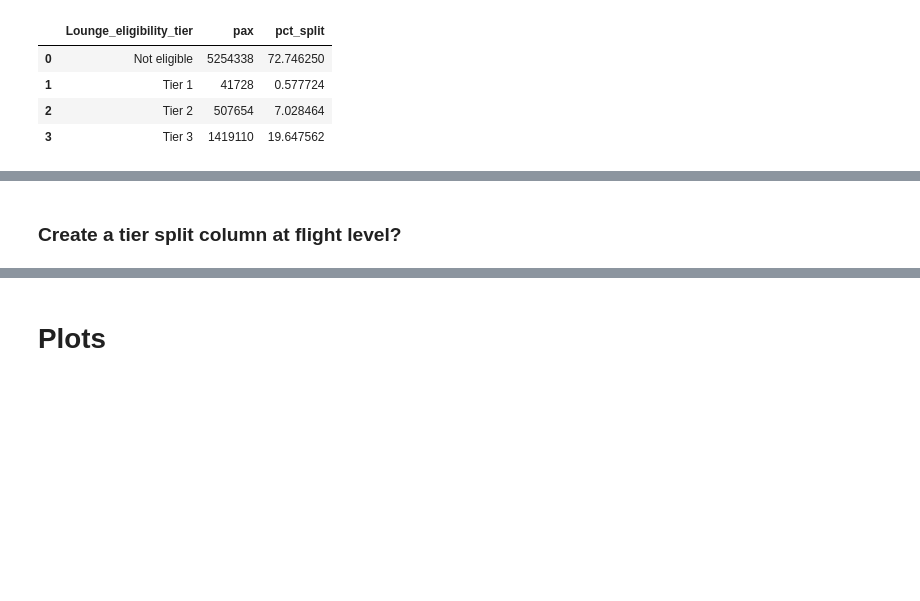
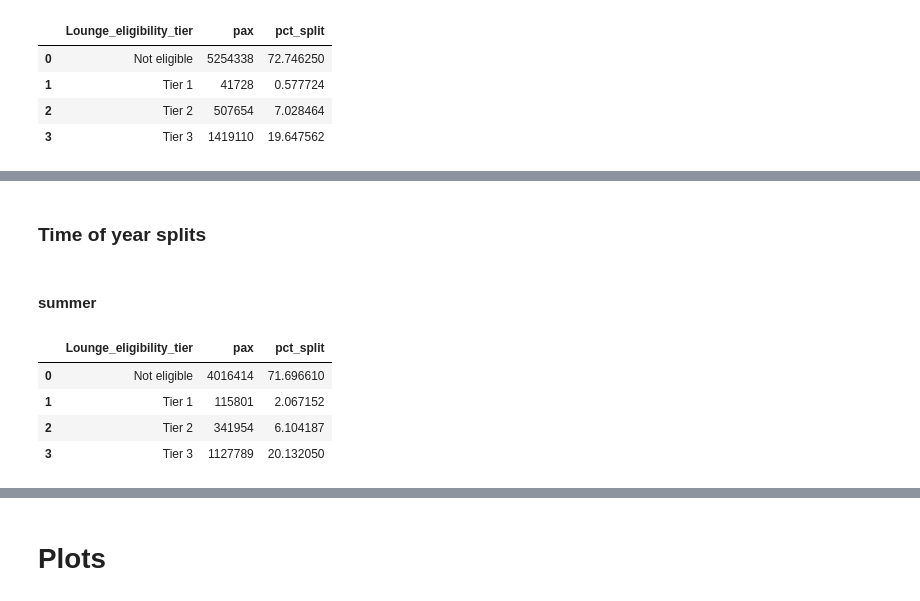
Before and after one commit to archied98/HackathonRepo, a Jupyter notebook: plots.ipynb, the cells around one changed output, grey strips where cells are left out. Drawn from its saved outputs; the diff is of its cells as text; code cells hidden in the pictures; blank space fills up the shorter version.

```diff
--- a/plots.ipynb
+++ b/plots.ipynb
@@ -416,6 +417,16 @@ display(df_wb_tsplit)
-# %% [markdown]
-### Create a tier split column at flight level?
+# %% [markdown]
+### Time of year splits
+# %% [markdown]
+#### summer
 # %%
-#df_flight_split = df_pen[['OPERATING_FLT_NO','Lounge_eligibility_tier','pax']].groupby(['OPERATING_FLT_NO','Lounge_eligibility_tier']).agg({'pax':'sum'})
-#df_flight_split['pct_split'] = df_flight_split.pax / df_flight_split.pax['OPERATING_FLT_NO'].sum() * 100
-#display(df_flight_split)
+df_summer_split = df_pen[['Lounge_eligibility_tier','pax','season']]
+df_summer_split = df_summer_split[df_summer_split['season'] == 'Summer'].groupby(['Lounge_eligibility_tier']).agg({'pax':'sum'})
+df_summer_split['pct_split'] = df_summer_split.pax / df_summer_split.pax.sum() * 100
+df_summer_split = df_summer_split.reset_index(level = 0)
+display(df_summer_split)
+# %% [output]
+|  | Lounge_eligibility_tier | pax | pct_split |
+| 0 | Not eligible | 4016414 | 71.696610 |
+| 1 | Tier 1 | 115801 | 2.067152 |
+| 2 | Tier 2 | 341954 | 6.104187 |
+| 3 | Tier 3 | 1127789 | 20.132050 |
```
Also changed, not shown: parts of 21 cells of this notebook.
